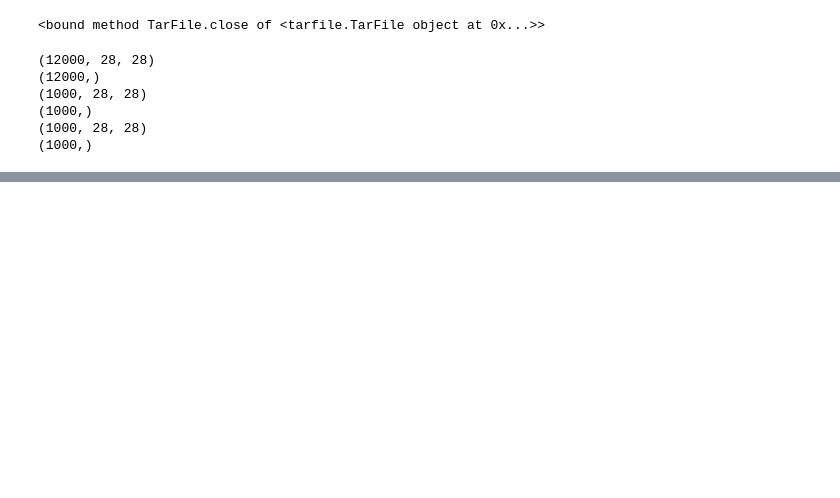
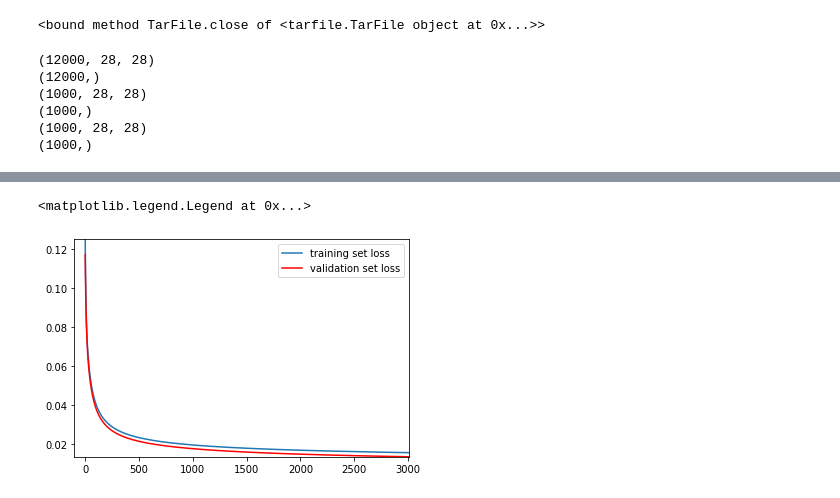
Before and after one commit to adamnpeace/comp90-cw1, a Jupyter notebook: q2/q2-elena.ipynb, the cells around one changed output, grey strips where cells are left out. Saved outputs shown, nothing was run; the diff lists cells and outputs as text; code cells hidden in the pictures; blank space fills up the shorter version.

```diff
--- a/q2/q2-elena.ipynb
+++ b/q2/q2-elena.ipynb
@@ -84,7 +84,7 @@ def loss_func(ys, y_predict):
     n = ys.shape[0]
     for i in range(n):
         sum += (ys[i] - y_predict[i]) ** 2
-    return 1/2*n*sum
+    return sum / (2*n)
 # %%
 #Loss Function for single points
 
@@ -151,7 +151,7 @@ def logistic_regression(trainxs, trainys, devxs, devys):
         print('Validation set loss:', loss_dev)
 
         # check if converged
-        if np.abs(loss_dev - loss_old) < 100:
+        if np.abs(loss_dev - loss_old) < 0.000001:
             row_epoch += 1
             if row_epoch == 5:
                 break
@@ -185,6 +185,9 @@ Epoch 129
 # %%
-plt.axis([-1, epoch, min(loss_validation) - 1000000, max(loss_training)])
+plt.axis([-100, epoch, min(loss_validation), max(loss_training)])
 plt.plot(loss_training, label='training set loss')
 plt.plot(loss_validation, label='validation set loss', color='r')
 plt.legend(loc='upper right')
+# %% [output]
+<matplotlib.legend.Legend at 0x...>
+[figure, added]
 # %%
```
Also changed, not shown: parts of 5 cells of this notebook.
